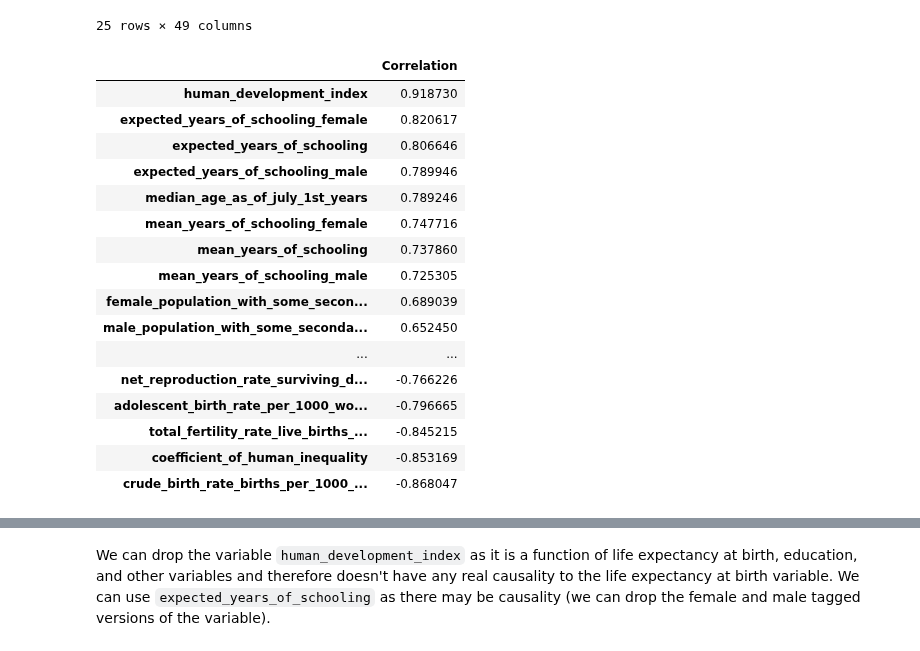
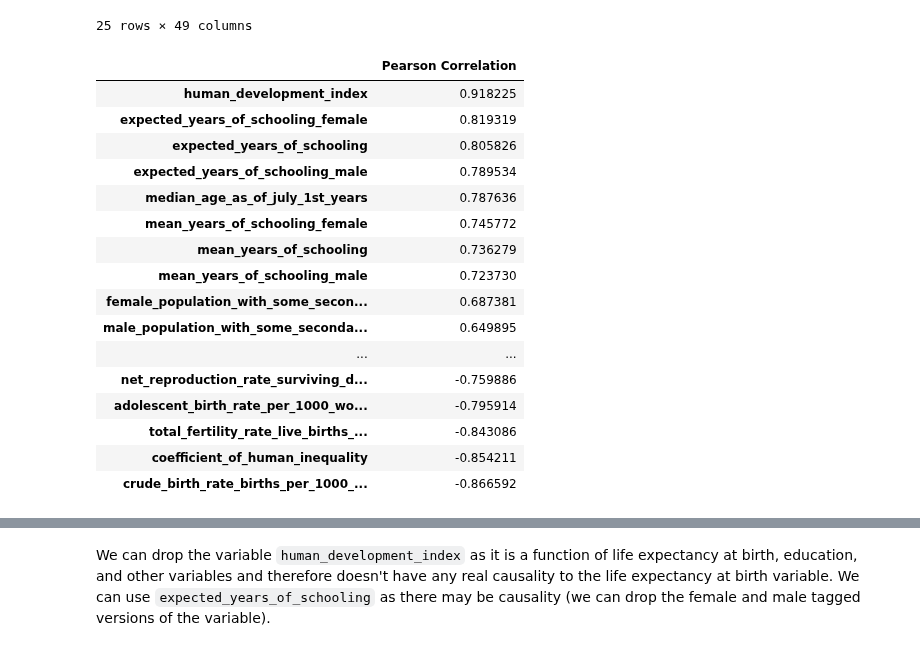
Before and after one commit to idalinnakallio/DAT565, a Jupyter notebook: Assignment 4/Assignment4.ipynb, the cells around one changed output, grey strips where cells are left out. Drawn from its saved outputs; the diff is of its cells as text; code cells hidden in the pictures.

```diff
--- a/Assignment 4/Assignment4.ipynb
+++ b/Assignment 4/Assignment4.ipynb
@@ -265,26 +291,28 @@ X_train[X_train['country_id'].isin([53])]
 | 2165 | Equatorial Guinea | 2011 | 3.984300 | 90.000000 | 5.480480 | NaN | ... |
 25 rows × 49 columns
 # %%
-corrs = {x: df_new[x].corr(df_new[y_col[0]], method='pearson') for x in x_col}
-corrs_df = pd.DataFrame.from_dict(corrs, orient='index', columns=['Correlation'])
-corrs_df = corrs_df.sort_values(by='Correlation', ascending=False)
+corrs = {x: X_train[x].corr(y_train[y_col[0]], method='pearson') for x in x_col}
+corrs_df = pd.DataFrame.from_dict(corrs, orient='index', columns=['Pearson Correlation'])
+corrs_df = corrs_df.sort_values(by='Pearson Correlation', ascending=False)
 
-corrs_df
+# Reducing table to only variables with correlation greater than absolute 0.5
+halfs = corrs_df[(corrs_df['Pearson Correlation'] >=0.5) | (corrs_df['Pearson Correlation']<=-0.5)]
+halfs
 # %% [output]
-|  | Correlation |
-| human_development_index | 0.918730 |
-| expected_years_of_schooling_female | 0.820617 |
-| expected_years_of_schooling | 0.806646 |
-| expected_years_of_schooling_male | 0.789946 |
-| median_age_as_of_july_1st_years | 0.789246 |
-| mean_years_of_schooling_female | 0.747716 |
-| mean_years_of_schooling | 0.737860 |
-| mean_years_of_schooling_male | 0.725305 |
-| female_population_with_some_secon... | 0.689039 |
-| male_population_with_some_seconda... | 0.652450 |
+|  | Pearson Correlation |
+| human_development_index | 0.918225 |
+| expected_years_of_schooling_female | 0.819319 |
+| expected_years_of_schooling | 0.805826 |
+| expected_years_of_schooling_male | 0.789534 |
+| median_age_as_of_july_1st_years | 0.787636 |
+| mean_years_of_schooling_female | 0.745772 |
+| mean_years_of_schooling | 0.736279 |
+| mean_years_of_schooling_male | 0.723730 |
+| female_population_with_some_secon... | 0.687381 |
+| male_population_with_some_seconda... | 0.649895 |
 | ... | ... |
-| net_reproduction_rate_surviving_d... | -0.766226 |
-| adolescent_birth_rate_per_1000_wo... | -0.796665 |
-| total_fertility_rate_live_births_... | -0.845215 |
-| coefficient_of_human_inequality | -0.853169 |
-| crude_birth_rate_births_per_1000_... | -0.868047 |
+| net_reproduction_rate_surviving_d... | -0.759886 |
+| adolescent_birth_rate_per_1000_wo... | -0.795914 |
+| total_fertility_rate_live_births_... | -0.843086 |
+| coefficient_of_human_inequality | -0.854211 |
+| crude_birth_rate_births_per_1000_... | -0.866592 |
```
Also changed, not shown: parts of 6 cells of this notebook.
